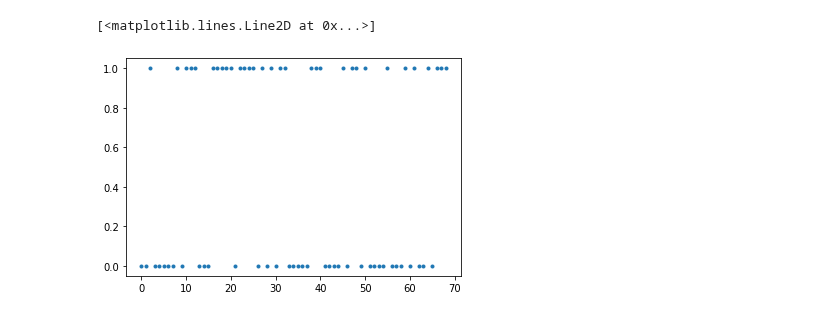
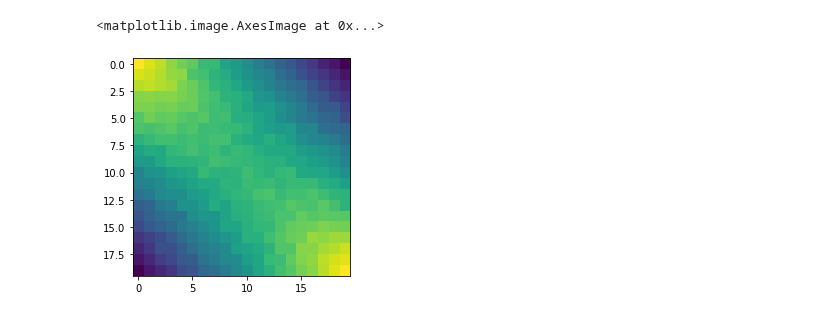
Before and after one commit to nhat-le/switching-simulations, a Jupyter notebook: matchingSimulationsPython.ipynb, the cells around one changed output. Drawn from its saved outputs; the diff is of its cells as text; code cells hidden in the pictures.

```diff
--- a/matchingSimulationsPython.ipynb
+++ b/matchingSimulationsPython.ipynb
@@ -6,30 +6,10 @@ from worldModels import *
 %matplotlib inline
 %reload_ext autoreload
 %autoreload 2
-# %%
-world = PersistentWorld(rates=np.array([[1, 0], [0, 1]]), ntrials=[30, 40])
-agent = ConstantProbAgent(0.5)
-
-exp = Experiment(agent, world)
-choices, rewards = exp.run()
-# choices = []
-# rewards = []
-
-# choice = agent.make_choice()
-# #print('choice = ', int(choice))
-# #choices.append(choice)
-# reward = world.update(choice)
-# #print('reward = ', int(reward))
-# #agent.outcome_received(reward)
-# #rewards.append(reward)
-# %%
-plt.plot(rewards, '.')
-# %% [output]
-[<matplotlib.lines.Line2D at 0x...>]
-[figure, removed]
 # %%
 def simulate_p_strategy(ntrials, pworld, pagent):
-    world = RandomWorld([pworld], [10000])
+#     world = RandomWorld([pworld], [10000])
+    world = PersistentWorld(np.array([[1-pworld, pworld]]), [10000])
     # Say we pick the choice randomly with prob 0.2
     choices = []
     rewards = []
@@ -51,4 +31,9 @@ for idworld, pworld in enumerate(plst):
     for idagent, pagent in enumerate(plst):
         efficiency = simulate_p_strategy(1000, pworld=pworld, pagent=pagent)
         results[idworld][idagent] = efficiency
+# %%
+plt.imshow(results)
+# %% [output]
+<matplotlib.image.AxesImage at 0x...>
+[figure, added]
 # %%
```
Also changed, not shown: parts of 19 cells of this notebook, 1 other file.
